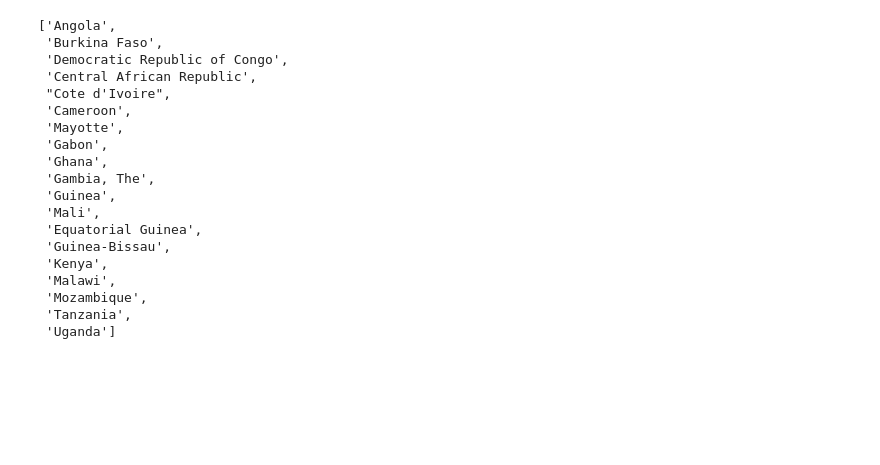
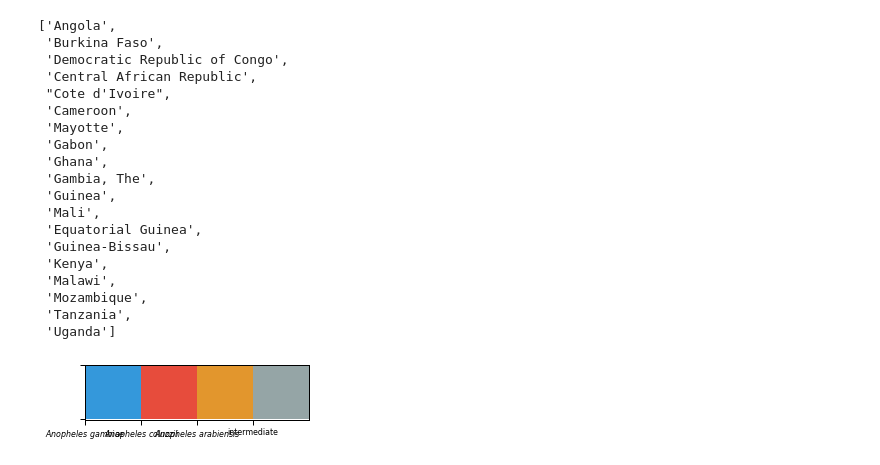
Before and after one commit to malariagen/deprecated-ag1000g-phase3-data-paper, a Jupyter notebook: notebooks/ag1000g_phase3_collection_.ipynb, the cells around one changed output. Cells and saved outputs as stored; diff of their text form; code cells hidden in the pictures; blank space fills up the shorter version.

```diff
--- a/notebooks/ag1000g_phase3_collection_.ipynb
+++ b/notebooks/ag1000g_phase3_collection_.ipynb
@@ -108,6 +158,16 @@ countries
  'Mozambique',
  'Tanzania',
  'Uganda']
+# %%
+sp_nm = ['$Anopheles$ $gambiae$', '$Anopheles$ $coluzzii$', '$Anopheles$ $arabiensis$', 'intermediate']
+#palette
+flat = ["#3498db", "#e74c3c", "#e2962d", "#95a5a6"]
+palette = sns.color_palette(flat, n_colors=len(sp_nm))
+# add a colour for other_resistant
+sns.palplot(palette)
+plt.gca().set_xticklabels(sp_nm);
+# %% [output]
+[figure, added]
 # %%
 #code to get a single averaged lat/lon and species composition for each country
 def plot_pyr_map(dpi=150, extent=[-22, 48, -25, 15], figsize=(10, 4), label_fontsize=7):
```
Also changed, not shown: parts of 10 cells of this notebook.
